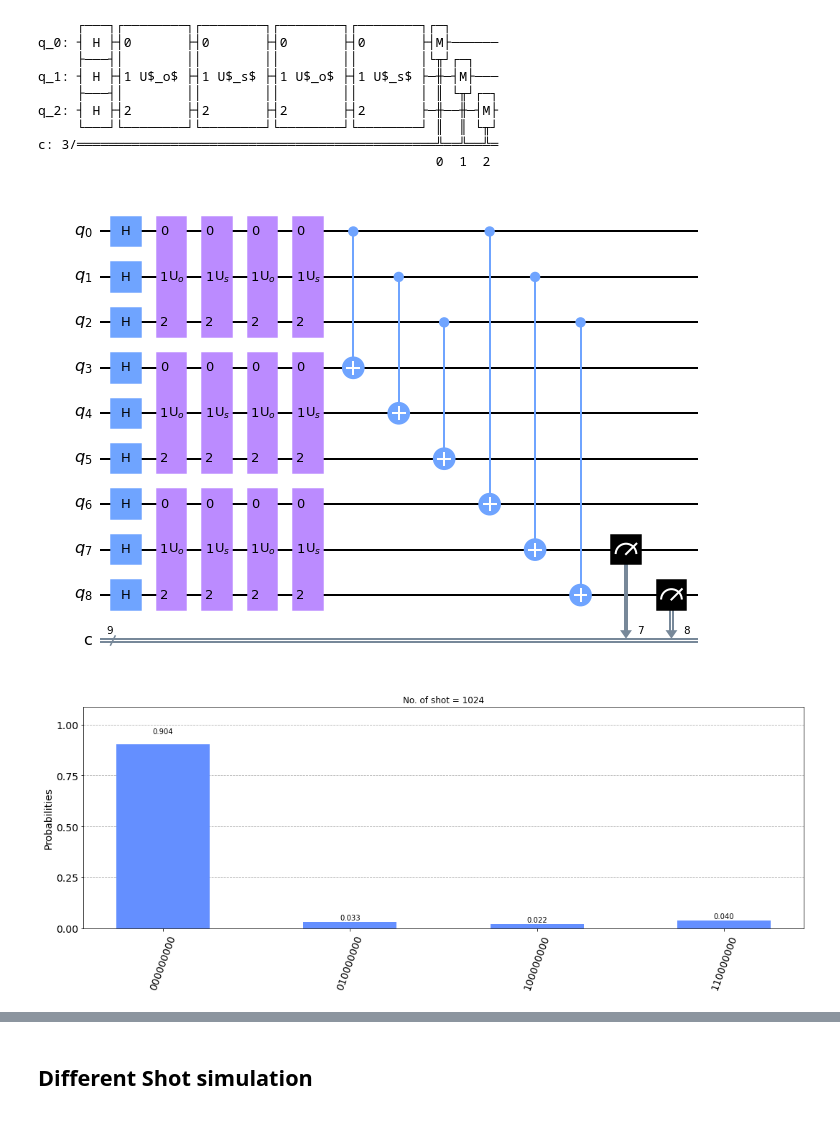
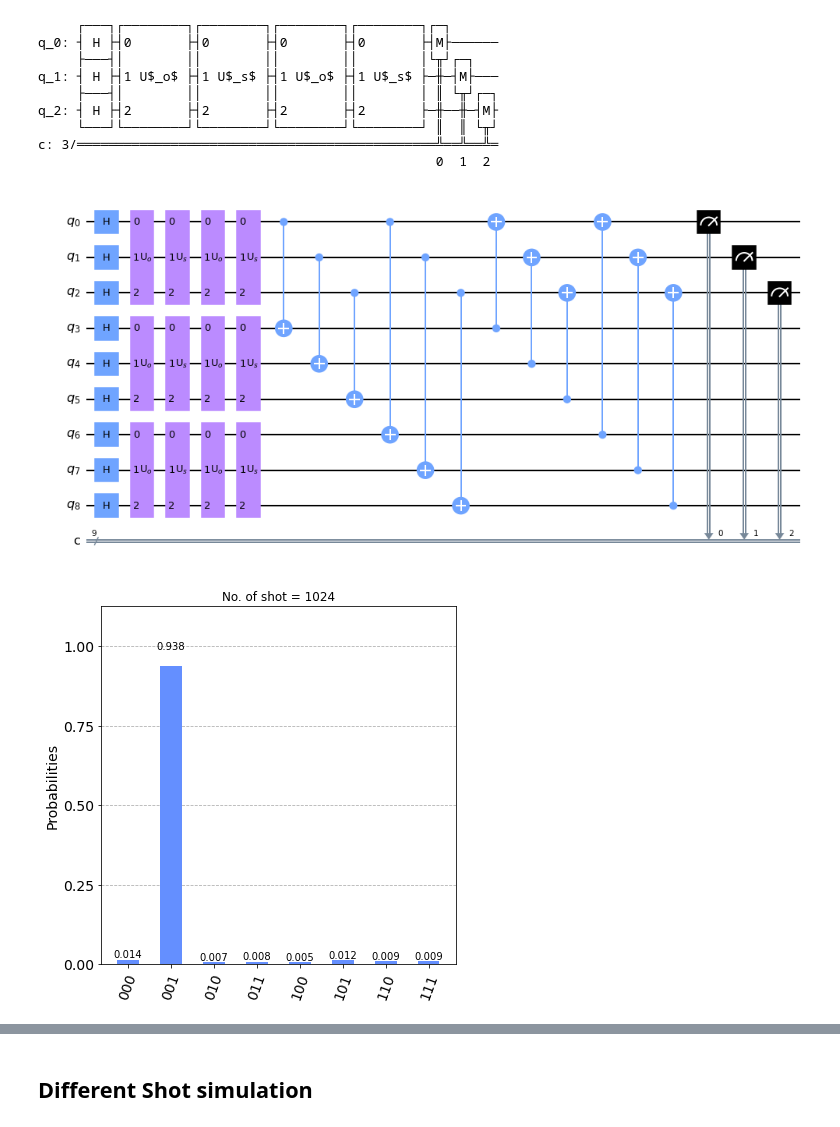
Before and after one commit to Jonathanchan1996/QM_Sandbox, a Jupyter notebook: finalProject.ipynb, the cells around one changed output, grey strips where cells are left out. Drawn from its saved outputs; the diff is of its cells as text; code cells hidden in the pictures.

```diff
--- a/finalProject.ipynb
+++ b/finalProject.ipynb
@@ -217,8 +217,16 @@ def groverRep(noQubit, winners, loopTime=None, repetition=1): #error correction,
         for j in range(1,repetition):
             qc.cx(i,i+j*noQubit)
     #qc.measure(range(noQubit*repetition),range(noQubit*repetition))
-    qc.measure([repetition*noQubit-2,repetition*noQubit-1],[repetition*noQubit-2,repetition*noQubit-1])
-    #qc.measure([0,1],[0,1])
+    #qc.measure([repetition*noQubit-2,repetition*noQubit-1],[repetition*noQubit-2,repetition*noQubit-1])
+    #for i in range(1,noQubit):
+    qc.cx(3,0)
+    qc.cx(4,1)
+    qc.cx(5,2)
+
+    qc.cx(noQubit*repetition-3,0)
+    qc.cx(noQubit*repetition-2,1)
+    qc.cx(noQubit*repetition-1,2)
+    qc.measure([0,1,2],[0,1,2])
     return qc
 # %%
 n = 3
@@ -242,14 +250,14 @@ c: 3/═════════════════════════
 # %%
 n = 3
 #x = int('01', 2)
-winners = [3]
+winners = [1]
 qc = groverRep(n, winners, repetition=3)
 
 #qc.draw()
 fig, ax = plt.subplots(ncols=1, figsize=(15,6))
 qc.draw(output='mpl', ax=ax)
 # %% [output]
-[figure, old version]
+[figure, new version]
 # %%
 backend = Aer.get_backend('qasm_simulator')
 myshot=1024
@@ -257,7 +265,7 @@ result = execute(qc, backend, shots=myshot).result()
 counts = result.get_counts(qc)
 #print(counts)
 #print(np.pi/(4*np.arcsin(np.sqrt(len(marked)/2**n)))-1/2)
-fig, ax = plt.subplots(ncols=1, figsize=(15,6))
+fig, ax = plt.subplots(ncols=1, figsize=(6,6))
 
 plot_histogram(counts, ax=ax)
 #labels = [item.get_text() for item in ax.get_xticklabels()]
@@ -268,4 +276,4 @@ fig.tight_layout()
 #fig.savefig('result/result'+str(n)+'qb_'+str(winner)+'win.png')
 #fig.savefig('result/result'+str(n)+'qb_'+str(winner)+'win.png')
 # %% [output]
-[figure, old version]
+[figure, new version]
```
Also changed, not shown: parts of 2 cells of this notebook, 2 other files.
